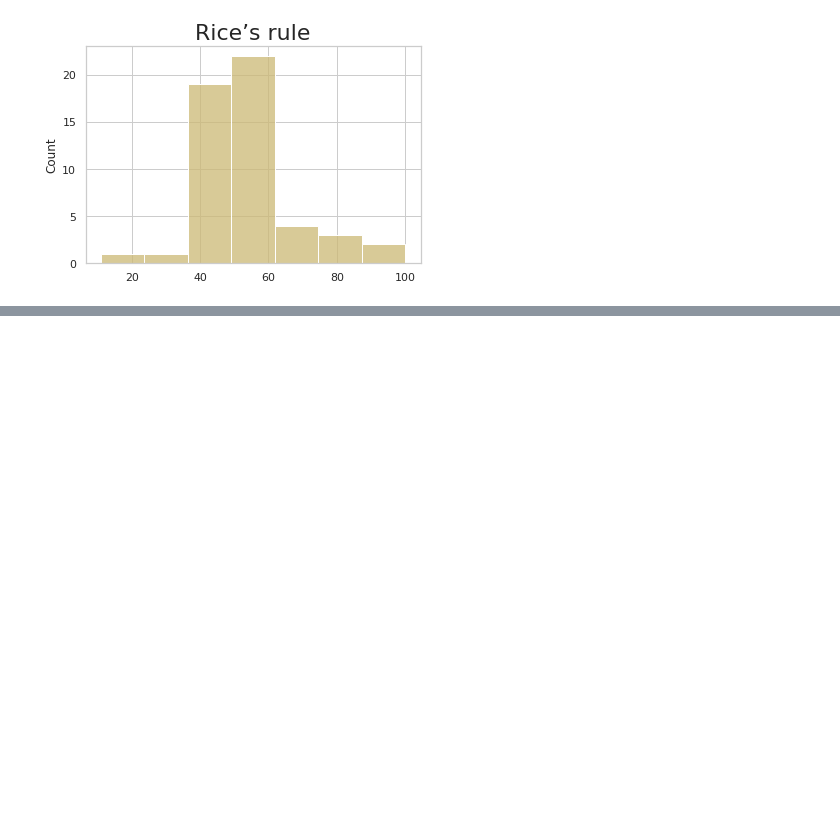
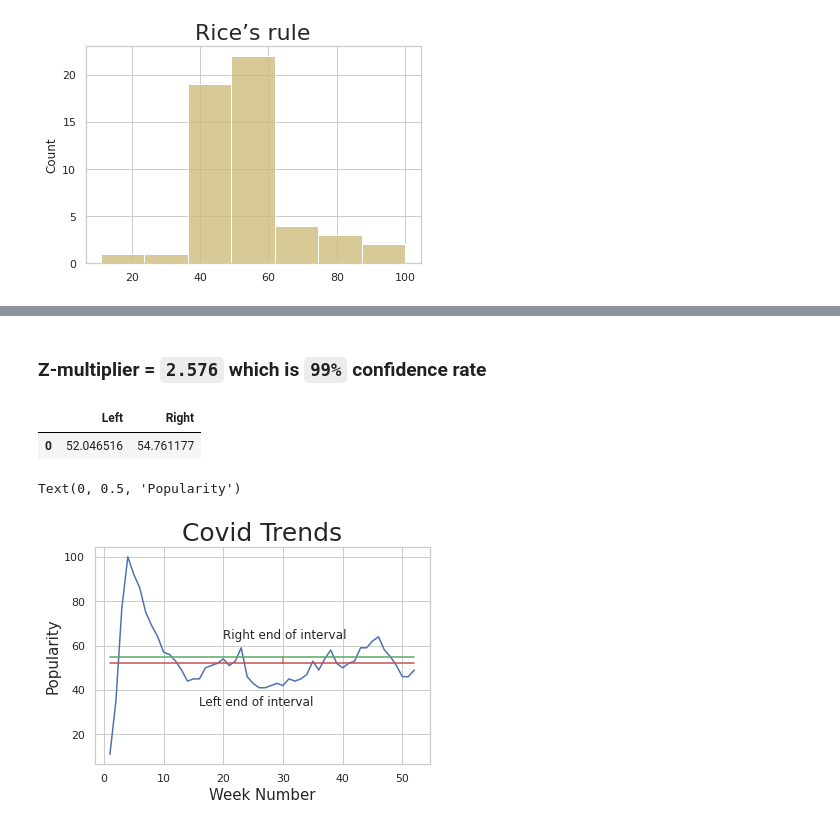
Before and after one commit to DimDimi4-and-fixiki/data_analysis, a Jupyter notebook: Covid_Trends/Confidence_intervals.ipynb, the cells around one changed output, grey strips where cells are left out. Cells and saved outputs as stored; diff of their text form; code cells hidden in the pictures; blank space fills up the shorter version.

```diff
--- a/Covid_Trends/Confidence_intervals.ipynb
+++ b/Covid_Trends/Confidence_intervals.ipynb
@@ -168,0 +180,29 @@ Bins num 7
+# %% [markdown]
+### Z-multiplier = `2.576` which is `99%` confidence rate
+# %%
+z_multiplier = 2.576  # setting Z Multiplier value
+dist = z_multiplier * s / (rows_num ** 1/2)  # Range Value
+left = M - dist  # Left value
+right = M + dist  # Right value
+pd.DataFrame({"Left": [left],
+              "Right": [right]})
+# %% [output]
+|  | Left | Right |
+| 0 | 52.046516 | 54.761177 |
+# %%
+righ_list = [right for i in x]
+left_list = [left for i in x]
+sns.set_theme(style='whitegrid')  # sets Grid
+chart = sns.lineplot(x=x, y=y)  # Our Main Chart
+sns.lineplot(x=[30, 30.001], y=[left, right])
+left_chart = sns.lineplot(x=x, y=left_list, color="r")  # Left end line
+left_chart.text(16, 33, "Left end of interval")  # Adds text to left end line
+right_chart = sns.lineplot(x=x, y=righ_list, color="g")  # Right end line
+right_chart.text(20, 63, "Right end of interval")  # Adds text to Right line
+# Graph styles:
+chart.set_title("Covid Trends", fontsize=25)
+chart.set_xlabel("Week Number", fontsize=15)
+chart.set_ylabel("Popularity", fontsize=15)
+# %% [output]
+Text(0, 0.5, 'Popularity')
+[figure, added]
```
Also changed, not shown: parts of 3 cells of this notebook, 1 other file.
